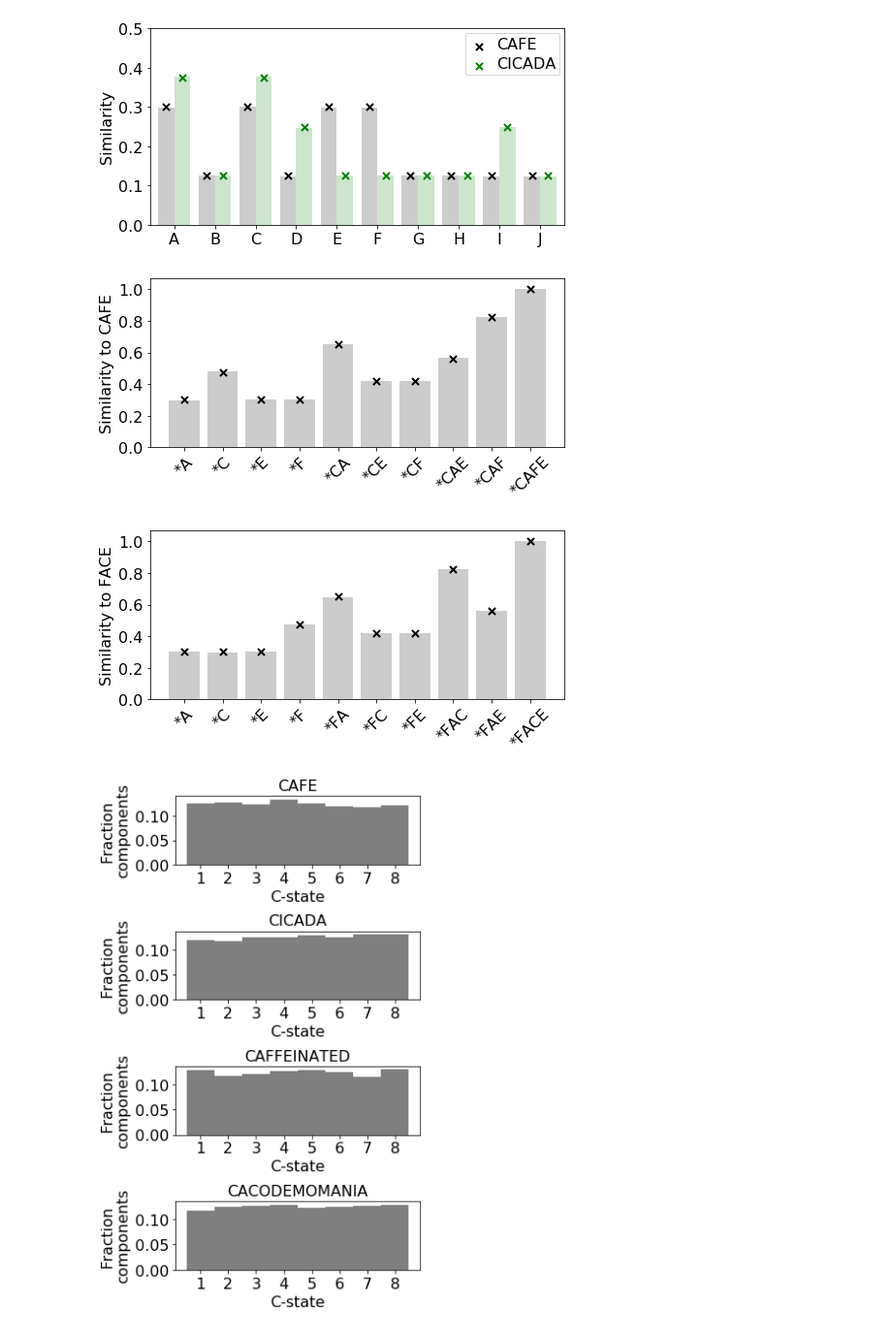
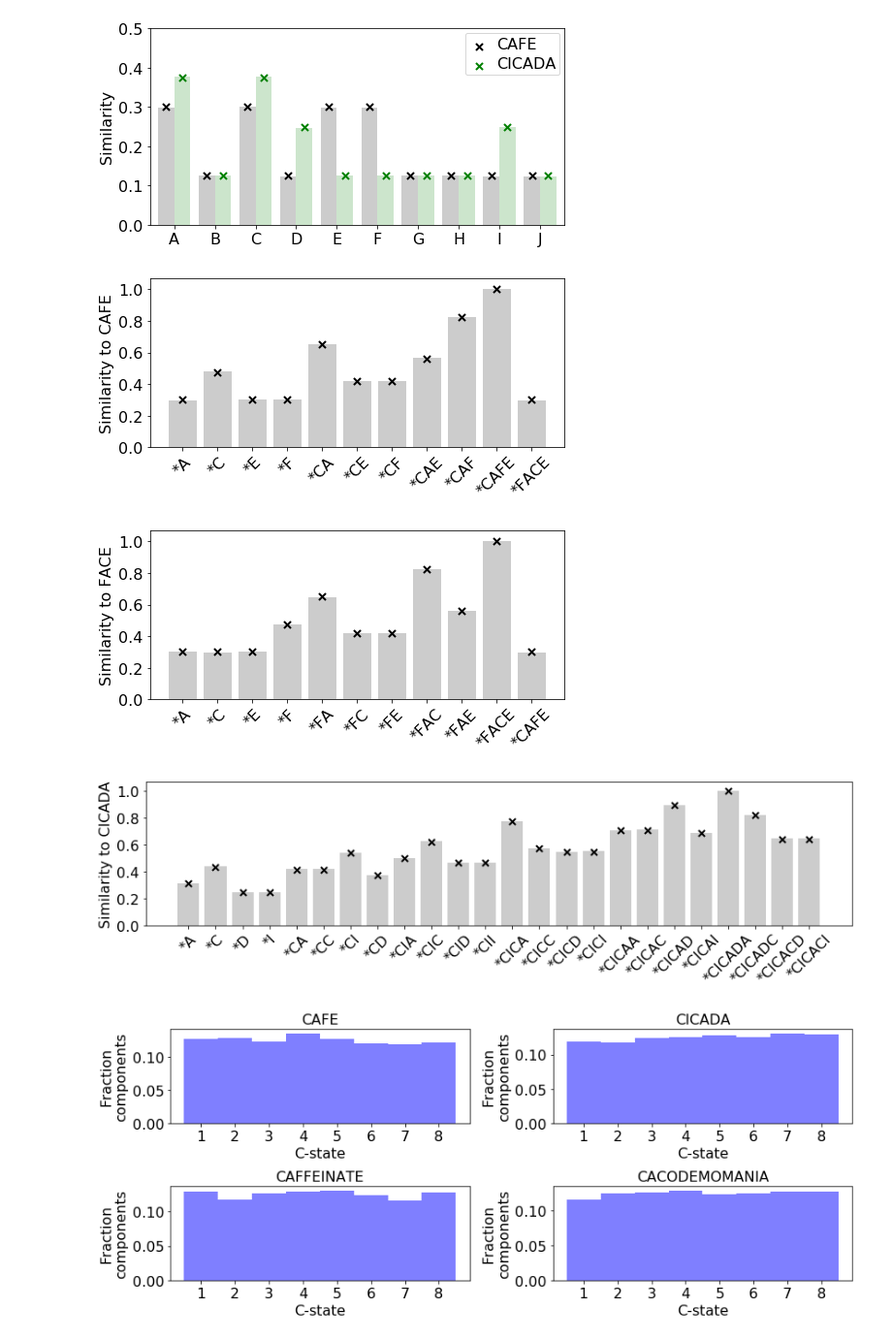
Before and after one commit to rkp8000/crossing_over, a Jupyter notebook: 1_similarities.ipynb, the cells around one changed output. Shown at 97% size. Drawn from its saved outputs; the diff is of its cells as text; code cells hidden in the pictures.

Commit message:
Make colored barplot of CAFE subseq similarities.

```diff
--- a/1_similarities.ipynb
+++ b/1_similarities.ipynb
@@ -219,7 +221,7 @@ set_font_size(ax, 16)
 # plot expected and true seq-seq similarities
 N_TRIALS = 100
 y = 'CAFE'
-y_s = ['A', 'C', 'E', 'F', 'CA', 'CE', 'CF', 'CAE', 'CAF', 'CAFE']
+y_s = ['A', 'C', 'E', 'F', 'CA', 'CE', 'CF', 'CAE', 'CAF', 'CAFE' ,'FACE']
 
 smty = np.nan * np.zeros((N_TRIALS, len(y_s)))
 
@@ -242,12 +244,12 @@ ax.set_xticklabels(['*' + y_ for y_ in y_s], rotation=45)
 ax.set_ylabel('Similarity to {}'.format(y))
 set_font_size(ax, 16)
 # %% [output]
-[figure, old version]
+[figure, new version]
 # %%
 # plot expected and true seq-seq similarities
 N_TRIALS = 100
 y = 'FACE'
-y_s = ['A', 'C', 'E', 'F', 'FA', 'FC', 'FE', 'FAC', 'FAE', 'FACE']
+y_s = ['A', 'C', 'E', 'F', 'FA', 'FC', 'FE', 'FAC', 'FAE', 'FACE', 'CAFE']
 
 smty = np.nan * np.zeros((N_TRIALS, len(y_s)))
 
@@ -270,28 +272,63 @@ ax.set_xticklabels(['*' + y_ for y_ in y_s], rotation=45)
 ax.set_ylabel('Similarity to {}'.format(y))
 set_font_size(ax, 16)
 # %% [output]
-[figure, old version]
+[figure, new version]
+# %%
+# plot expected and true seq-seq similarities
+N_TRIALS = 100
+y = 'CICADA'
+y_s = [
+    'A', 'C', 'D', 'I', 'CA', 'CC', 'CI', 'CD',
+    'CIA', 'CIC', 'CID', 'CII',
+    'CICA', 'CICC', 'CICD', 'CICI',
+    'CICAA', 'CICAC', 'CICAD', 'CICAI',
+    'CICADA', 'CICADC', 'CICACD', 'CICACI'
+]
+
+smty = np.nan * np.zeros((N_TRIALS, len(y_s)))
+
+for seed in range(N_TRIALS):
+    encoder = Encoder(seed, D, N, Z, GAM)
+
+    x = encoder.encode(y)
+
+    smty[seed] = [1 - hamming(x, encoder.encode(y_)) for y_ in y_s]
+
+smty_exact = [encoder.smty_seq_seq(y, y_)[0] for y_ in y_s]
+
+fig, ax = plt.subplots(1, 1, figsize=(12, 3.5), tight_layout=True)
+
+ax.bar(np.arange(len(y_s)), smty.mean(0), width=.8, color='k', alpha=.2)
+ax.scatter(np.arange(len(y_s)), smty_exact, c='k', s=50, marker='x', lw=2)
+
+ax.set_xticks(np.arange(len(y_s)))
+ax.set_xticklabels(['*' + y_ for y_ in y_s], rotation=45)
+ax.set_ylabel('Similarity to {}'.format(y))
+set_font_size(ax, 16)
+# %% [output]
+[figure, added]
 # %%
 # plot c-state distribution for different sequences
-ys = ['CAFE', 'CICADA', 'CAFFEINATED', 'CACODEMOMANIA']
-fig, axs = plt.subplots(4, 1, figsize=(5, 8), tight_layout=True)
+ys = ['CAFE', 'CICADA', 'CAFFEINATE', 'CACODEMOMANIA']
+fig, axs = plt.subplots(2, 2, figsize=(12, 5), tight_layout=True)
+axs = axs.flatten()
 
 encoder = Encoder(0, D, 4*N, Z, GAM)
 xs = []
 
 for y, ax in zip(ys, axs):
     x = encoder.encode(y)
     bins = np.arange(Z+1) - .5
-    ax.hist(x, bins, color='k', alpha=.5, normed=True)
+    ax.hist(x, bins, color='b', alpha=.5, normed=True)
 
     ax.set_title(y)
 
 for ax in axs:
     ax.set_xlabel('C-state')
     ax.set_xticks(np.arange(Z))
     ax.set_xticklabels(1 + np.arange(Z))
     ax.set_ylabel('Fraction\ncomponents')
 
     set_font_size(ax, 16)
 # %% [output]
-[figure, old version]
+[figure, new version]
```
Also changed, not shown: parts of 2 cells of this notebook.
